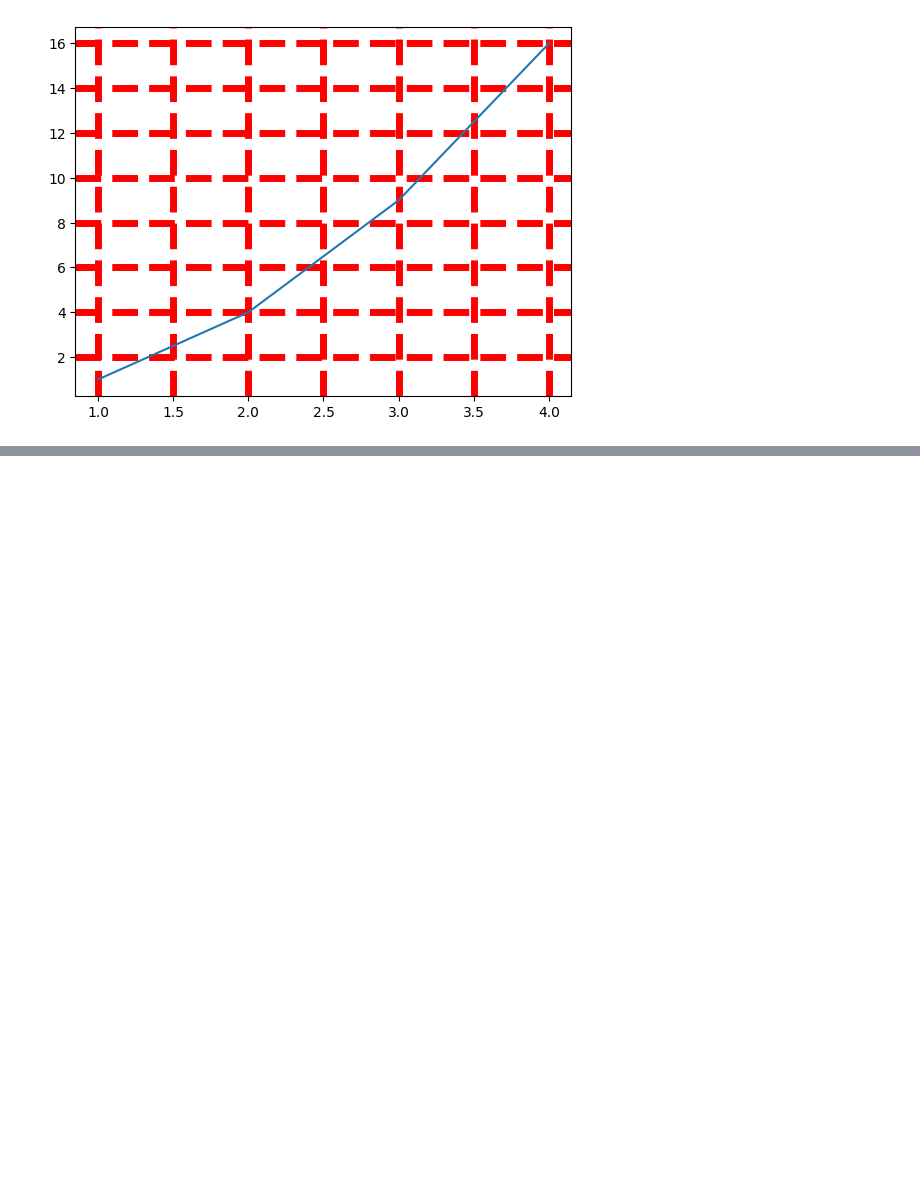
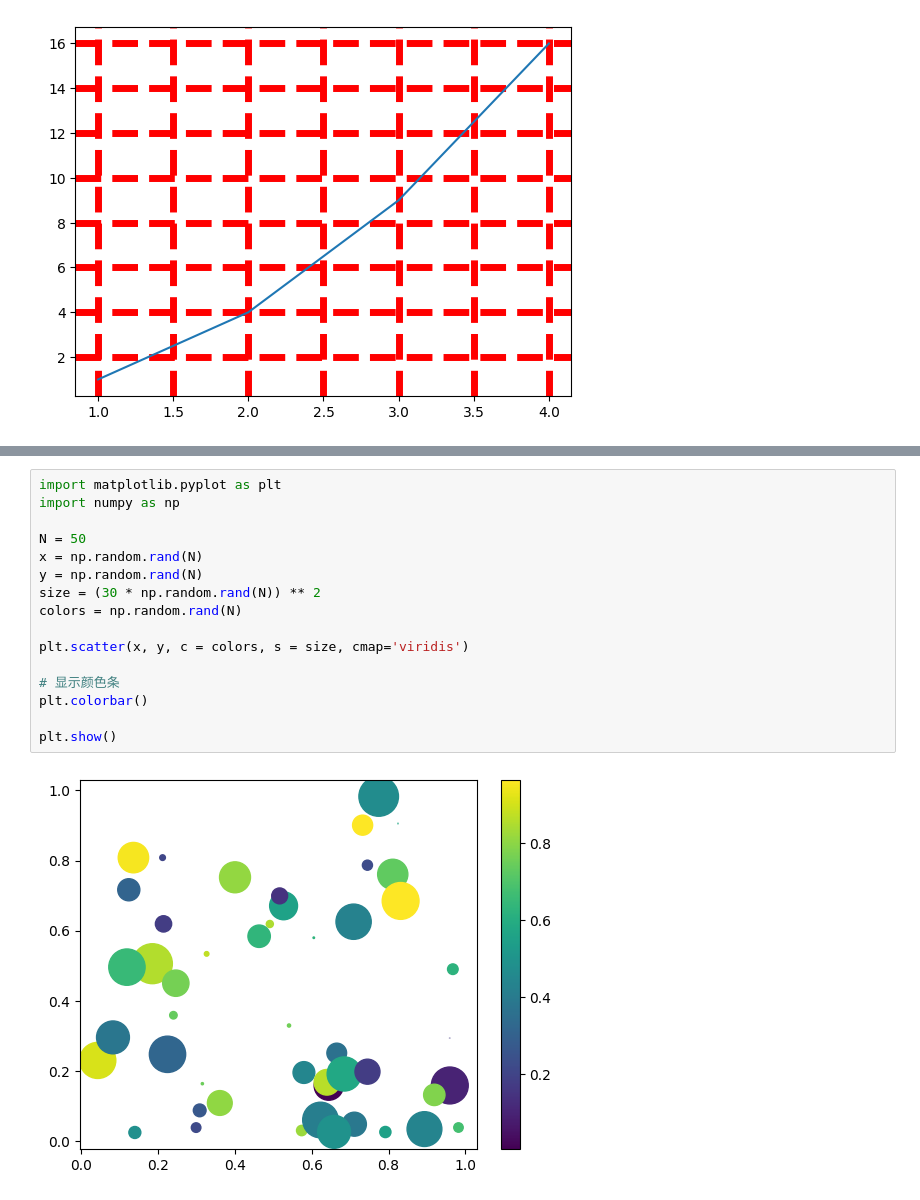
Before and after one commit to SilenceHVK/blog, a Jupyter notebook: python/matplotlib.ipynb, the cells around one changed output, grey strips where cells are left out. Cells and saved outputs as stored; diff of their text form; blank space fills up the shorter version.

Commit message:
➕ matplotlib 实现 散点图、柱形图、饼状图

```diff
--- a/python/matplotlib.ipynb
+++ b/python/matplotlib.ipynb
@@ -188,0 +208,18 @@ plt.show()
+# %%
+import matplotlib.pyplot as plt
+import numpy as np
+
+N = 50
+x = np.random.rand(N)
+y = np.random.rand(N)
+size = (30 * np.random.rand(N)) ** 2
+colors = np.random.rand(N)
+
+plt.scatter(x, y, c = colors, s = size, cmap='viridis')
+
+# 显示颜色条
+plt.colorbar()
+
+plt.show()
+# %% [output]
+[figure, added]
```
Also changed, not shown: parts of 5 cells of this notebook.
